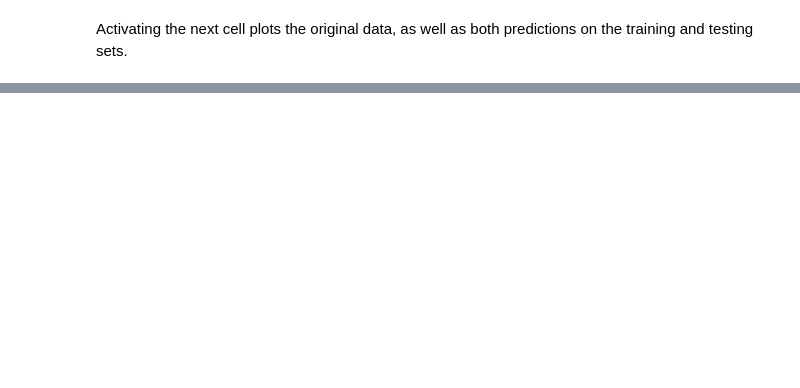
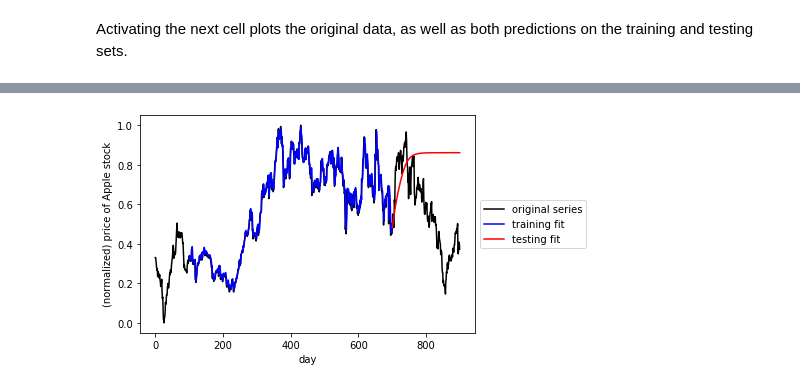
Before and after one commit to Preston5789/Stock_LSTM, a Jupyter notebook: Stock-Predictor-LSTM.ipynb, the cells around one changed output, grey strips where cells are left out. Drawn from its saved outputs; the diff is of its cells as text; code cells hidden in the pictures; blank space fills up the shorter version.

```diff
--- a/Stock-Predictor-LSTM.ipynb
+++ b/Stock-Predictor-LSTM.ipynb
@@ -193,0 +216,34 @@ plt.show()
+# %%
+new_data = X_train[-2:-1]
+#print(new_data)
+pred_len = len(X_test)
+
+test_predict = []
+
+for i in range(pred_len):
+    temp = model.predict(new_data)
+    test_predict.append(temp)
+    new_data=np.delete(new_data, 0)
+    new_data = np.append(new_data,temp)
+    new_data = np.asarray(np.reshape(new_data, (1, window_size, 1)))
+
+#print(test_predict)
+from itertools import chain
+test_predict =list(chain(*test_predict))
+# plot original series
+plt.plot(dataset,color = 'k')
+
+# plot training set prediction
+split_pt = train_test_split + window_size
+plt.plot(np.arange(window_size,split_pt,1),train_predict,color = 'b')
+
+# plot testing set prediction
+plt.plot(np.arange(split_pt,split_pt + len(test_predict),1),test_predict,color = 'r')
+
+# pretty up graph
+plt.xlabel('day')
+plt.ylabel('(normalized) price of Apple stock')
+plt.legend(['original series','training fit','testing fit'],loc='center left', bbox_to_anchor=(1, 0.5))
+plt.show()
+# %% [output]
+[figure, added]
```
Also changed, not shown: parts of 9 cells of this notebook.
